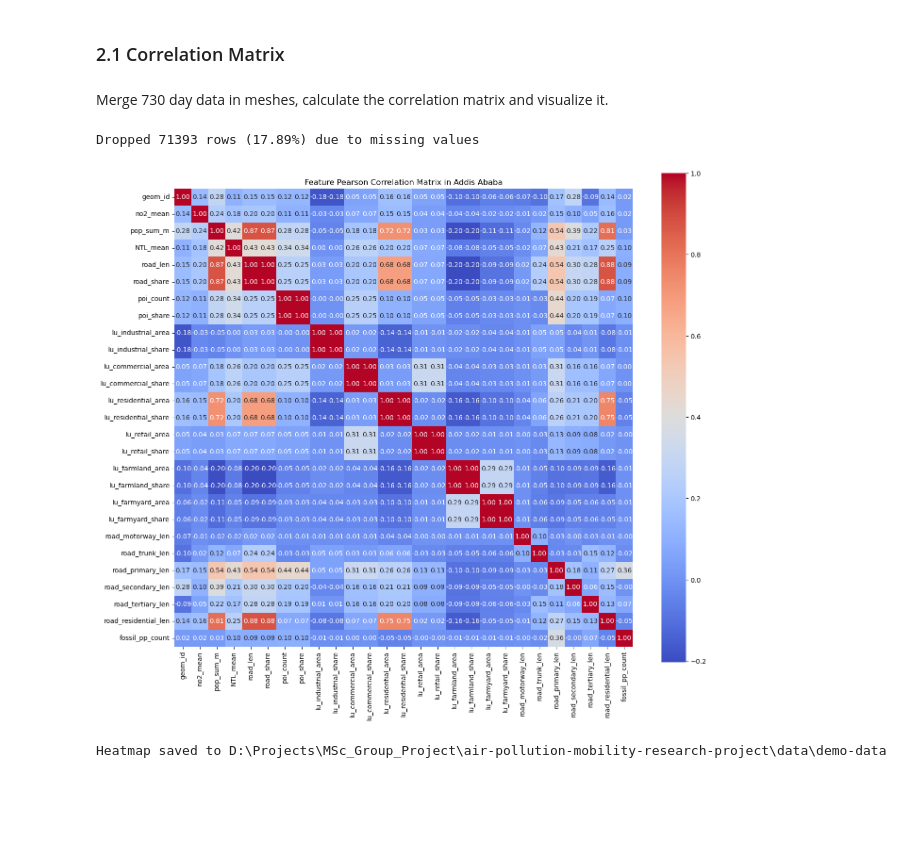
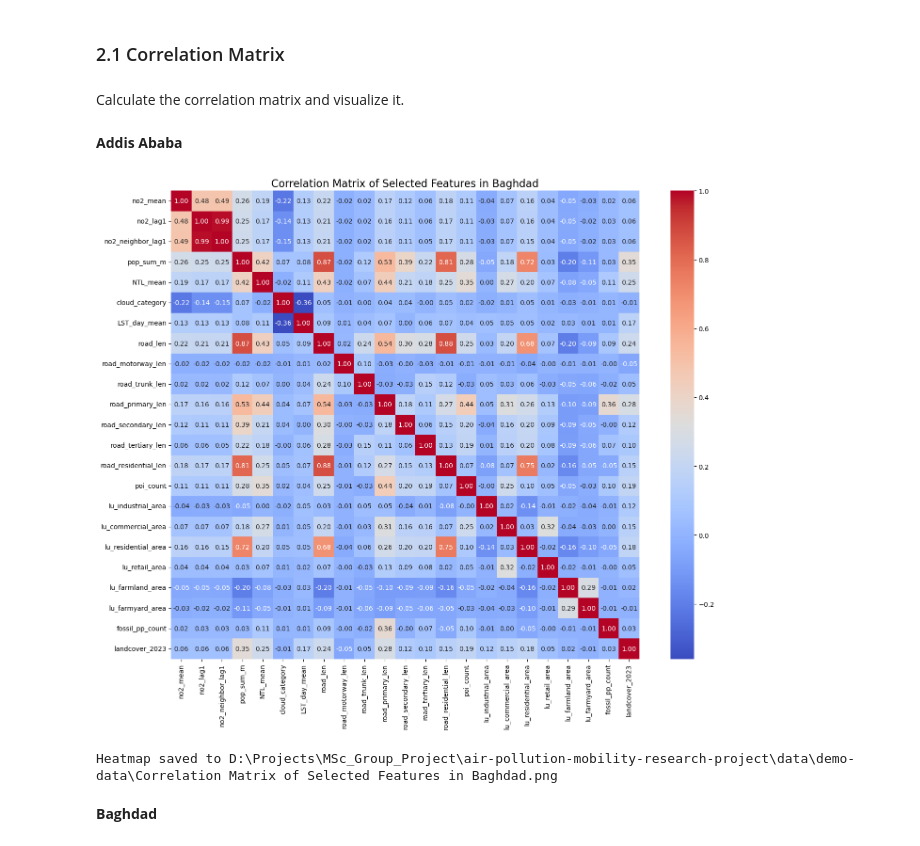
Before and after one commit to yixuan228/air-pollution-mobility-research-project, a Jupyter notebook: notebooks/3_exploratory_data_analysis.ipynb, the cells around one changed output. Drawn from its saved outputs; the diff is of its cells as text; code cells hidden in the pictures; blank space fills up the shorter version.

Commit message:
update correlation matrix; update demo figure; add notebook for modelling

```diff
--- a/notebooks/3_exploratory_data_analysis.ipynb
+++ b/notebooks/3_exploratory_data_analysis.ipynb
@@ -450,19 +435,6 @@ plt.show()
 # %% [markdown]
 ### 2.1 Correlation Matrix
 # %% [markdown]
-Merge 730 day data in meshes, calculate the correlation matrix and visualize it.
+Calculate the correlation matrix and visualize it.
-# %%
-from visualization import plot_feature_correlation_heatmap
-
-gpkg_folder = DATA_PATH / "addis-mesh-data"
-output_path = DATA_PATH / "demo-data"
-
-plot_feature_correlation_heatmap(
-        data_folder=gpkg_folder,
-        output_path=output_path,
-        plot_name="Feature Pearson Correlation Matrix in Addis Ababa",
-)
-# %% [output]
-Dropped 71393 rows (17.89%) due to missing values
-[figure, removed]
-Heatmap saved to D:\Projects\MSc_Group_Project\air-pollution-mobility-research-project\data\demo-data
+# %% [markdown]
+**Addis Ababa**
@@ -469,11 +481,8 @@ Heatmap saved to D:\Projects\MSc_Group_Project\air-pollution-mobility-research-p
 # %%
-from visualization import plot_feature_correlation_heatmap
-
-gpkg_folder = DATA_PATH / "baghdad-mesh-data"
-output_path = DATA_PATH / "demo-data"
-
-plot_feature_correlation_heatmap(
-        data_folder=gpkg_folder,
-        output_path=output_path,
-        plot_name="Feature Pearson Correlation Matrix in Baghdad",
-)
+from visualization import plot_corr_matrix
+plot_corr_matrix(df_addis, cols_of_interest, output_path=output_path,  plot_name='Correlation Matrix of Selected Features in Baghdad')
+# %% [output]
+[figure, added]
+Heatmap saved to D:\Projects\MSc_Group_Project\air-pollution-mobility-research-project\data\demo-data\Correlation Matrix of Selected Features in Baghdad.png
+# %% [markdown]
+**Baghdad**
```
Also changed, not shown: parts of 17 cells of this notebook, 10 other files.
